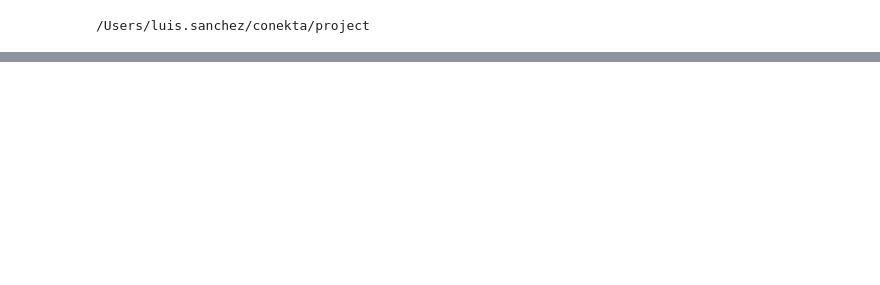
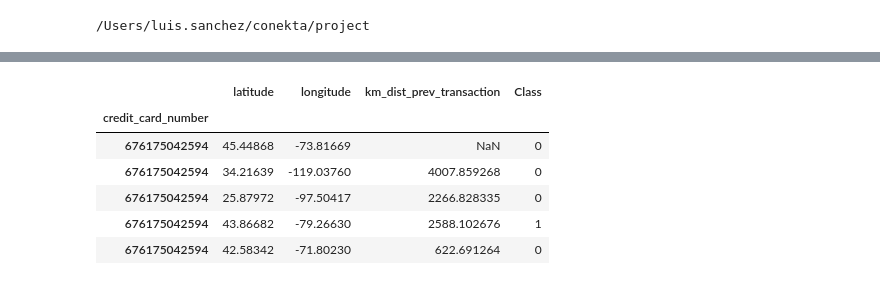
Before and after one commit to RaulSanchezVazquez/fraud_prevention, a Jupyter notebook: notebooks/1_Data_Exploration_and_Preparation.ipynb, the cells around one changed output, grey strips where cells are left out. Drawn from its saved outputs; the diff is of its cells as text; code cells hidden in the pictures; blank space fills up the shorter version.

```diff
--- a/notebooks/1_Data_Exploration_and_Preparation.ipynb
+++ b/notebooks/1_Data_Exploration_and_Preparation.ipynb
@@ -78,0 +38,8 @@ data[
+# %%
+credit_card_number = pd.DataFrame({
+    "transactions_count": data['credit_card_number'].value_counts(),
+    "fraud_counts": data.query('Class == 1')['credit_card_number'].value_counts()
+}).query(
+    '(transactions_count == 5) & '
+    '(fraud_counts > 0)'
+).sort_values('transactions_count').index[-1]
@@ -78,0 +62,17 @@ data[
+# %%
+data[
+    data['credit_card_number'] == credit_card_number
+].sort_values('timestamp').set_index('credit_card_number')[[
+    'latitude',
+    'longitude',
+    'km_dist_prev_transaction',
+    'Class'
+]]
+# %% [output]
+|  | latitude | longitude | km_dist_prev_transaction | Class |
+| credit_card_number |  |  |  |  |
+| 676175042594 | 45.44868 | -73.81669 | NaN | 0 |
+| 676175042594 | 34.21639 | -119.03760 | 4007.859268 | 0 |
+| 676175042594 | 25.87972 | -97.50417 | 2266.828335 | 0 |
+| 676175042594 | 43.86682 | -79.26630 | 2588.102676 | 1 |
+| 676175042594 | 42.58342 | -71.80230 | 622.691264 | 0 |
```
Also changed, not shown: parts of 19 cells of this notebook, 3 other files.
